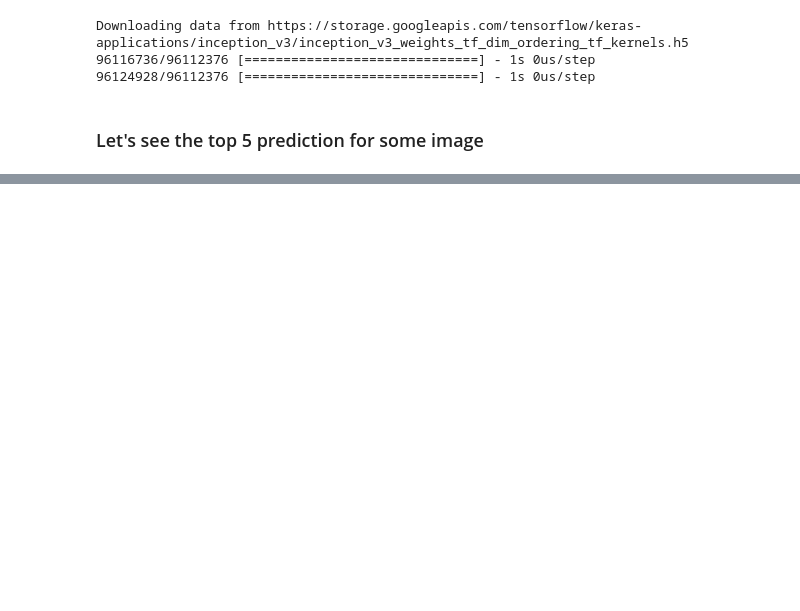
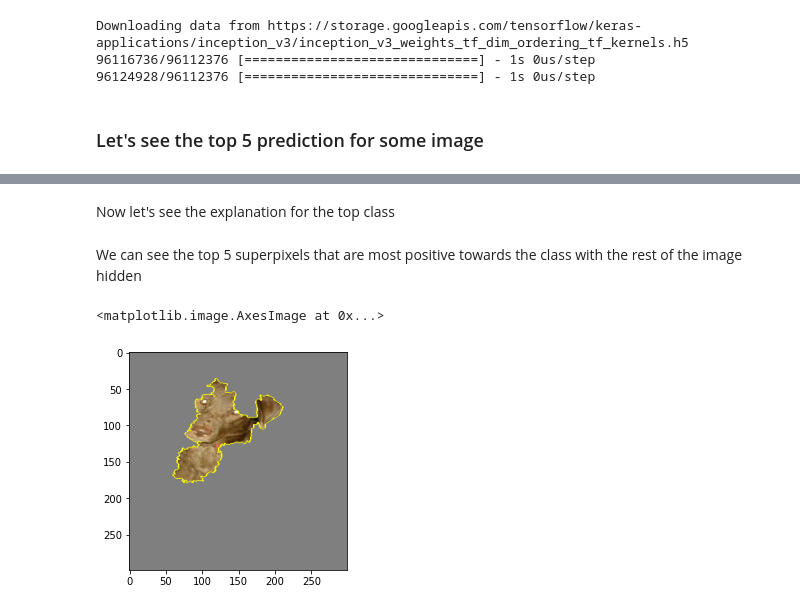
Before and after one commit to Satwikram/Computer-Vision-Implementations, a Jupyter notebook: Lime for Image Classification using tensorflow.ipynb, the cells around one changed output, grey strips where cells are left out. Drawn from its saved outputs; the diff is of its cells as text; code cells hidden in the pictures; blank space fills up the shorter version.

```diff
--- a/Lime for Image Classification using tensorflow.ipynb
+++ b/Lime for Image Classification using tensorflow.ipynb
@@ -34,0 +103,2 @@ def transform_img_fn(path_list):
+# %%
+explainer = lime_image.LimeImageExplainer()
@@ -34,0 +107,4 @@ def transform_img_fn(path_list):
+# %%
+%%time
+# Hide color is the color for a superpixel turned OFF. Alternatively, if it is NONE, the superpixel will be replaced by the average of its pixels
+explanation = explainer.explain_instance(images[0].astype('double'), inet_model.predict, top_labels=5, hide_color=0, num_samples=1000)
@@ -34,0 +114,4 @@ def transform_img_fn(path_list):
+# %% [markdown]
+Now let's see the explanation for the top class
+# %% [markdown]
+We can see the top 5 superpixels that are most positive towards the class with the rest of the image hidden
@@ -34,0 +120,6 @@ def transform_img_fn(path_list):
+# %%
+temp, mask = explanation.get_image_and_mask(explanation.top_labels[0], positive_only=True, num_features=5, hide_rest=True)
+plt.imshow(mark_boundaries(temp / 2 + 0.5, mask))
+# %% [output]
+<matplotlib.image.AxesImage at 0x...>
+[figure, added]
```
Also changed, not shown: parts of 21 cells of this notebook.
